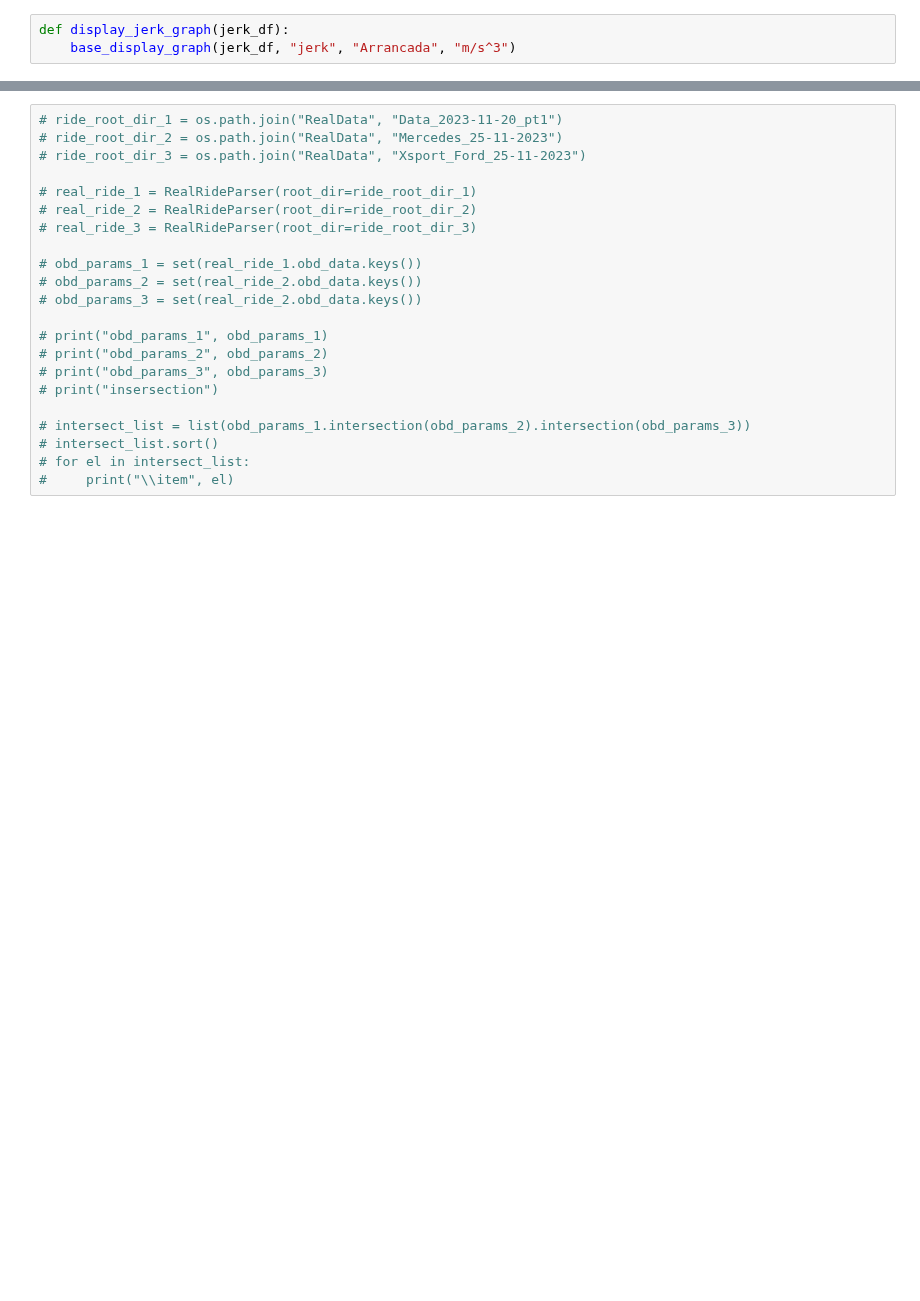
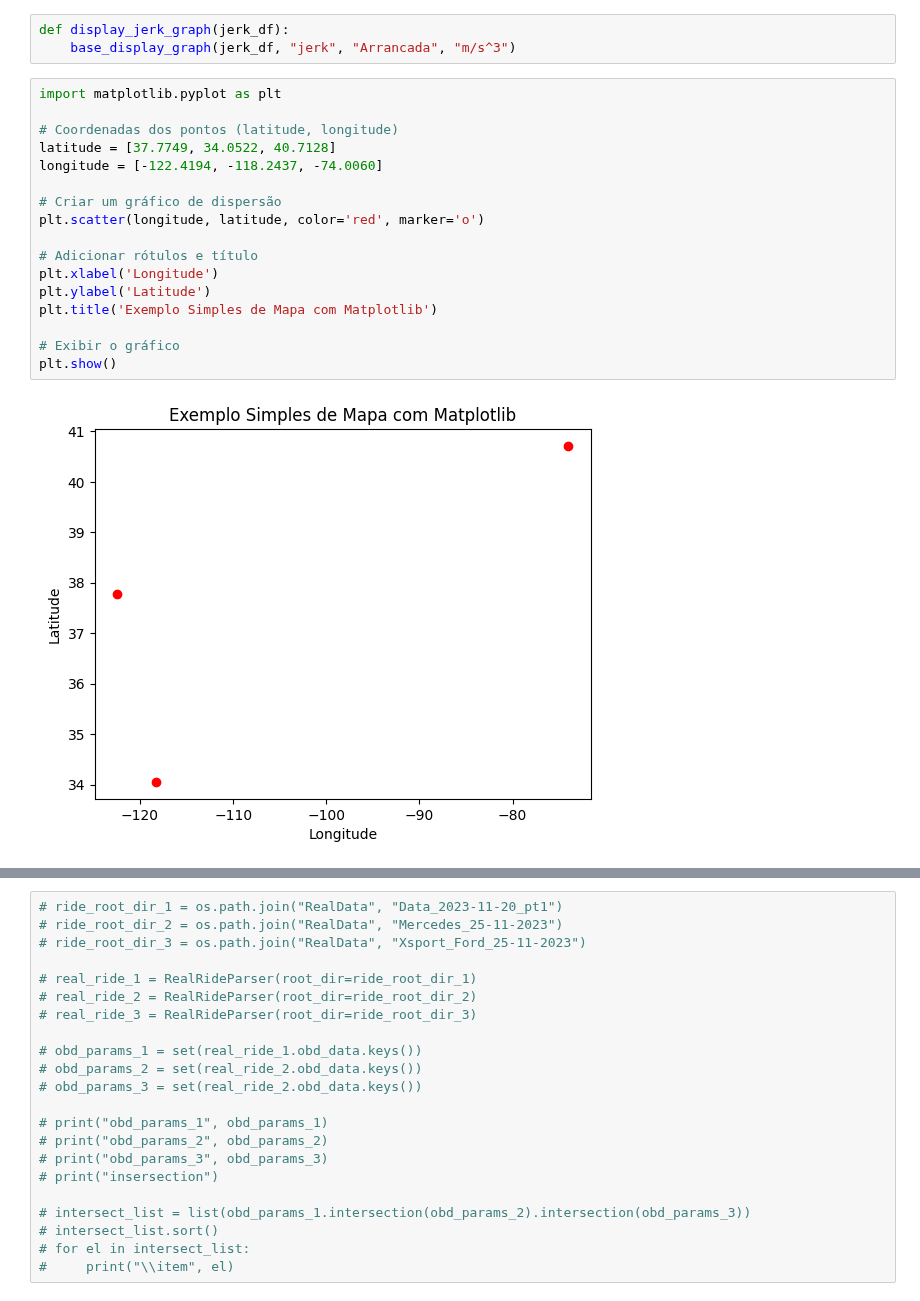
Before and after one commit to APF2000/data-analysis, a Jupyter notebook: dataset_car/dataset_carro.ipynb, the cells around one changed output, grey strips where cells are left out. Drawn from its saved outputs; the diff is of its cells as text; blank space fills up the shorter version.

```diff
--- a/dataset_car/dataset_carro.ipynb
+++ b/dataset_car/dataset_carro.ipynb
@@ -79,3 +79,22 @@ def display_acc_graph(acc_df):
 # %%
 def display_jerk_graph(jerk_df):
 	base_display_graph(jerk_df, "jerk", "Arrancada", "m/s^3")
+# %%
+import matplotlib.pyplot as plt
+
+# Coordenadas dos pontos (latitude, longitude)
+latitude = [37.7749, 34.0522, 40.7128]
+longitude = [-122.4194, -118.2437, -74.0060]
+
+# Criar um gráfico de dispersão
+plt.scatter(longitude, latitude, color='red', marker='o')
+
+# Adicionar rótulos e título
+plt.xlabel('Longitude')
+plt.ylabel('Latitude')
+plt.title('Exemplo Simples de Mapa com Matplotlib')
+
+# Exibir o gráfico
+plt.show()
+# %% [output]
+[figure, added]
```
Also changed, not shown: parts of 6 cells of this notebook, 2 other files.
